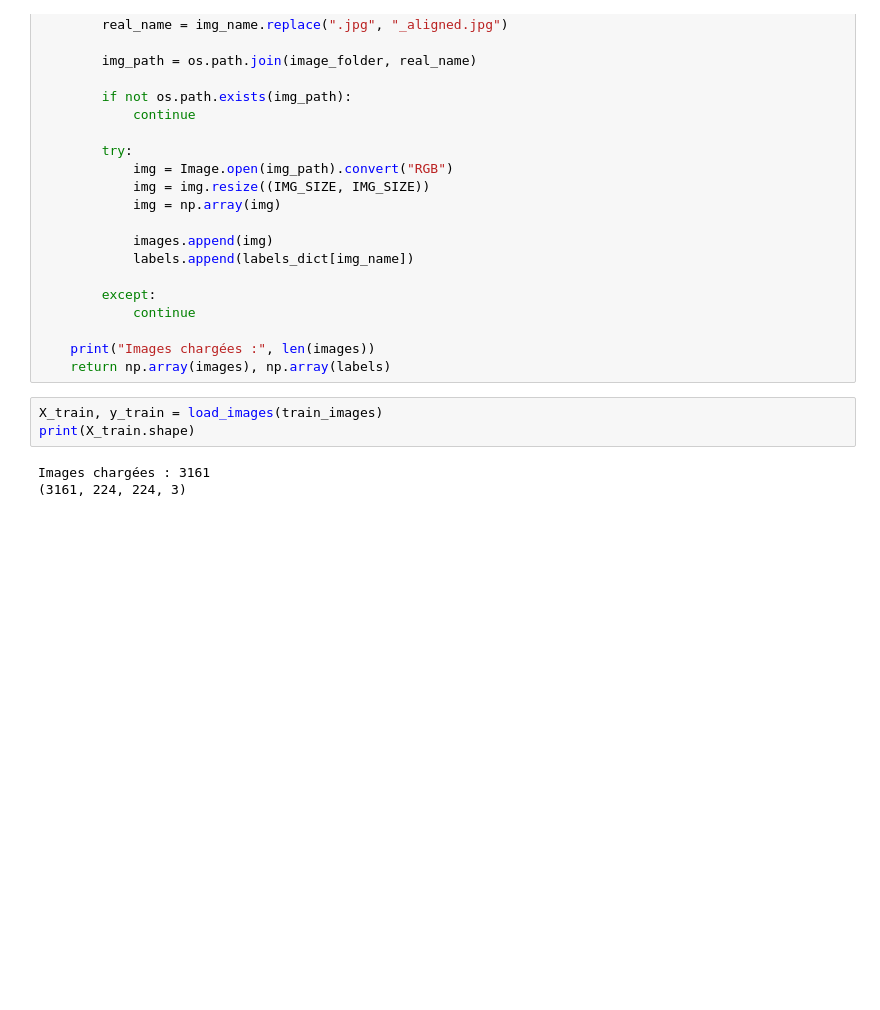
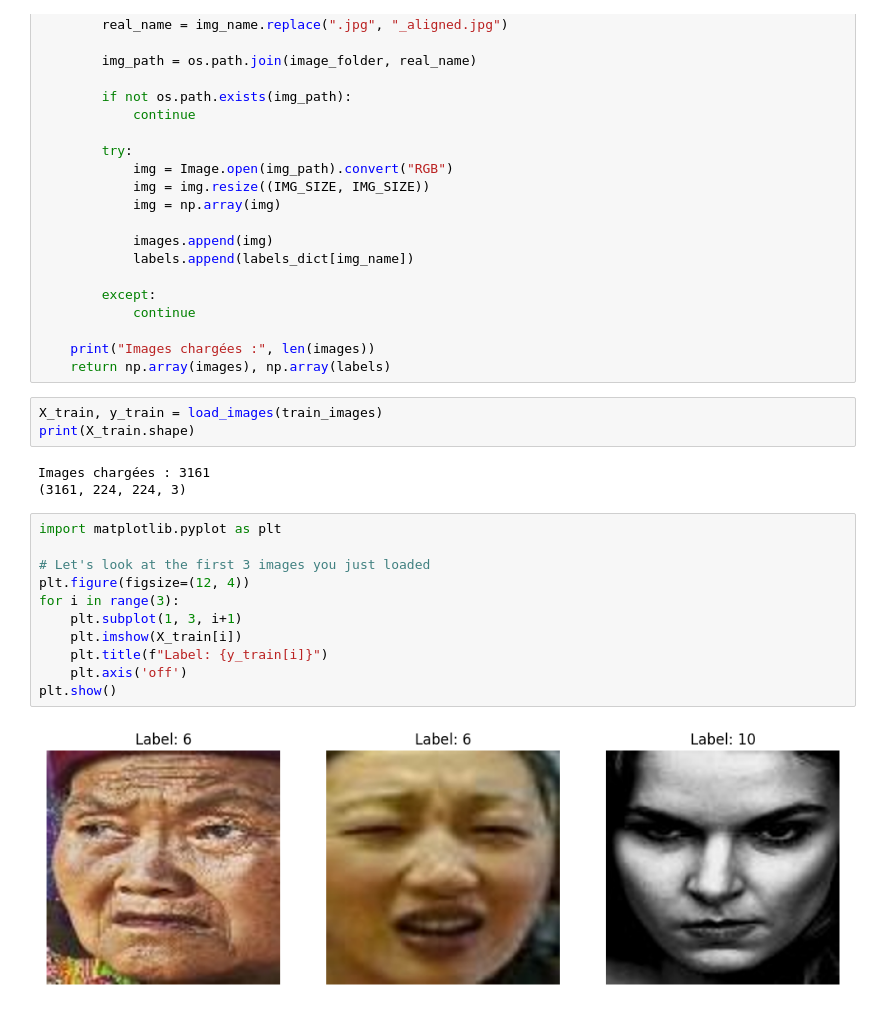
Before and after one commit to KaabiHiba/FER-CE-Project, a Jupyter notebook: data_loading_moncef.ipynb, the cells around one changed output. Cells and saved outputs as stored; diff of their text form; blank space fills up the shorter version.

```diff
--- a/data_loading_moncef.ipynb
+++ b/data_loading_moncef.ipynb
@@ -209,3 +209,16 @@ print(X_train.shape)
 # %% [output]
 Images chargées : 3161
 (3161, 224, 224, 3)
+# %%
+import matplotlib.pyplot as plt
+
+# Let's look at the first 3 images you just loaded
+plt.figure(figsize=(12, 4))
+for i in range(3):
+    plt.subplot(1, 3, i+1)
+    plt.imshow(X_train[i])
+    plt.title(f"Label: {y_train[i]}")
+    plt.axis('off')
+plt.show()
+# %% [output]
+[figure, added]
```
Also changed, not shown: parts of 5 cells of this notebook.
